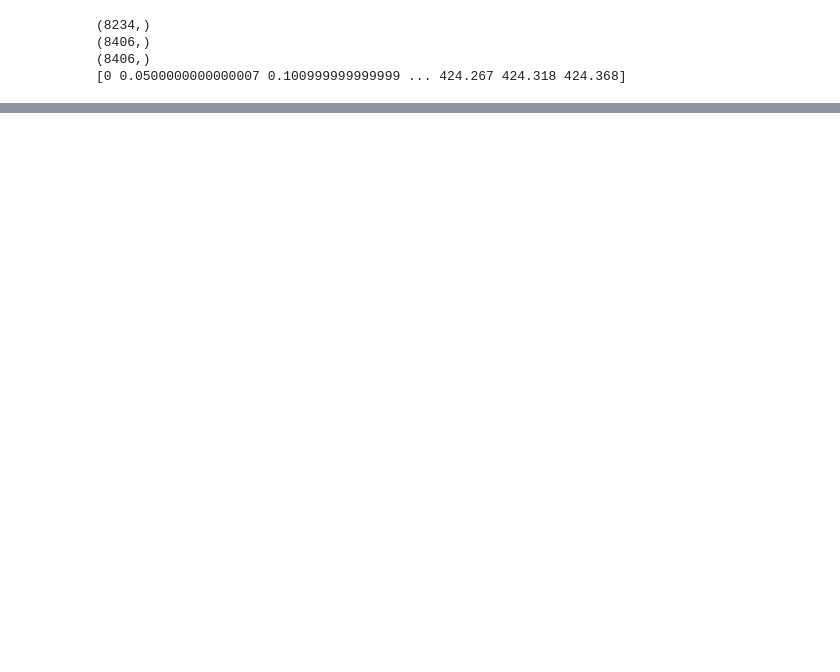
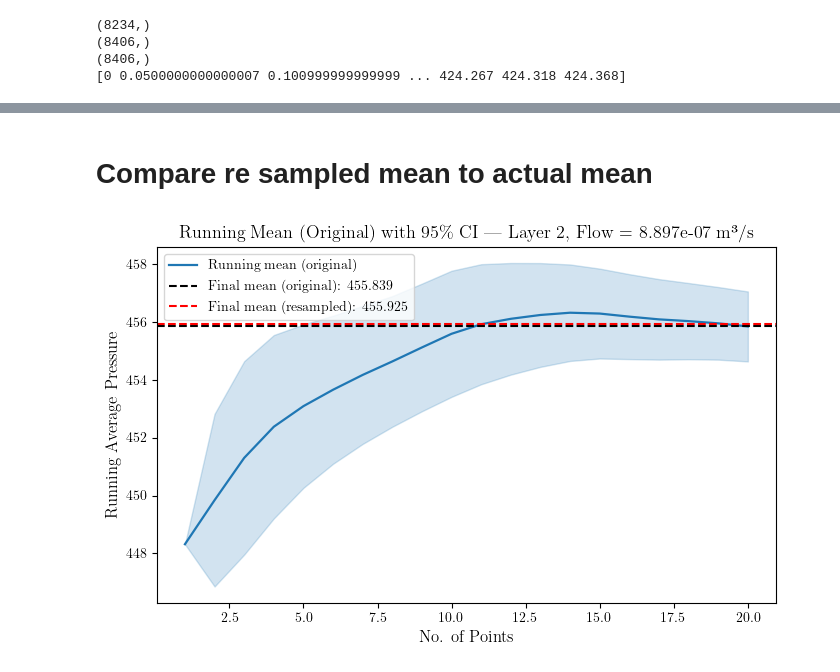
Before and after one commit to ajacobth/BayesianFLow_calibration, a Jupyter notebook: data_exploration/pedro_Data.ipynb, the cells around one changed output, grey strips where cells are left out. Cells and saved outputs as stored; diff of their text form; code cells hidden in the pictures; blank space fills up the shorter version.

```diff
--- a/data_exploration/pedro_Data.ipynb
+++ b/data_exploration/pedro_Data.ipynb
@@ -104,0 +343,65 @@ plt.plot(pressure[:600])
+# %%
+middle_pressures_resampled = quantile_resample(middle_pressures, 263)
+# %% [markdown]
+# Compare re sampled mean to actual mean
+# %%
+def running_mean_with_ci(data):
+    # Coerce to float and drop non-finite values
+    x = np.asarray(data, dtype=float)
+    mask = np.isfinite(x)
+    x = x[mask]
+    if x.size == 0:
+        raise ValueError("No finite values in input.")
+
+    # Cumulative mean
+    n = np.arange(1, x.size + 1, dtype=float)
+    cumsum = np.cumsum(x, dtype=float)
+    cummean = cumsum / n
+
+    # Incremental std (Welford) -> SEM -> 95% CI
+    mean = 0.0
+    m2 = 0.0
+    std = np.empty_like(x, dtype=float)
+    for i, val in enumerate(x, start=1):
+        delta = val - mean
+        mean += delta / i
+        m2 += delta * (val - mean)
+        std[i-1] = 0.0 if i < 2 else np.sqrt(m2 / (i - 1))
+    sem = std / np.sqrt(n)
+    lower = cummean - 1.96 * sem
+    upper = cummean + 1.96 * sem
+    return cummean, lower, upper
+
+# --- compute running mean for original ---
+m_orig, lo_orig, hi_orig = running_mean_with_ci(middle_pressures)
+
+# --- compute final means only ---
+mean_orig = np.mean(middle_pressures)
+mean_res = np.mean(middle_pressures_resampled)
+
+# --- plot ---
+fig, ax = plt.subplots(figsize=(7, 4.5))
+x_o = np.arange(1, len(m_orig) + 1)
+
+# Running mean + CI (original)
+ax.plot(x_o, m_orig, lw=1.6, color='tab:blue', label='Running mean (original)')
+ax.fill_between(x_o, lo_orig, hi_orig, color='tab:blue', alpha=0.2)
+
+# Final means (horizontal lines)
+ax.axhline(mean_orig, color='black', ls='--', lw=1.5,
+           label=f'Final mean (original): {mean_orig:.3f}')
+ax.axhline(mean_res, color='red', ls='--', lw=1.5,
+           label=f'Final mean (resampled): {mean_res:.3f}')
+
+# Labels and title
+ax.set_xlabel('No. of Points', fontsize=12)
+ax.set_ylabel('Running Average Pressure', fontsize=12)
+ax.set_title(
+    f'Running Mean (Original) with 95\% CI — Layer {layer_sp}, Flow = {extract_flow_sp:.3e} m³/s',
+    fontsize=13
+)
+ax.legend()
+plt.tight_layout()
+plt.show()
+# %% [output]
+[figure, added]
```
Also changed, not shown: parts of 20 cells of this notebook, 5 other files.
